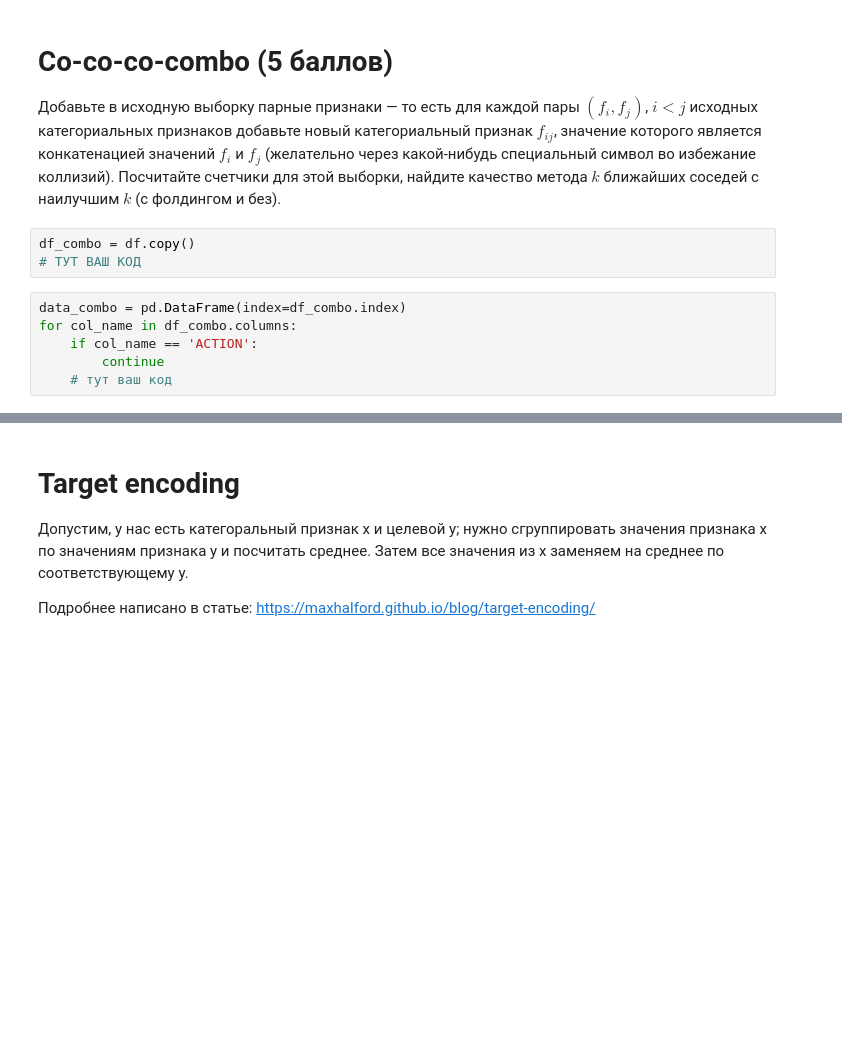
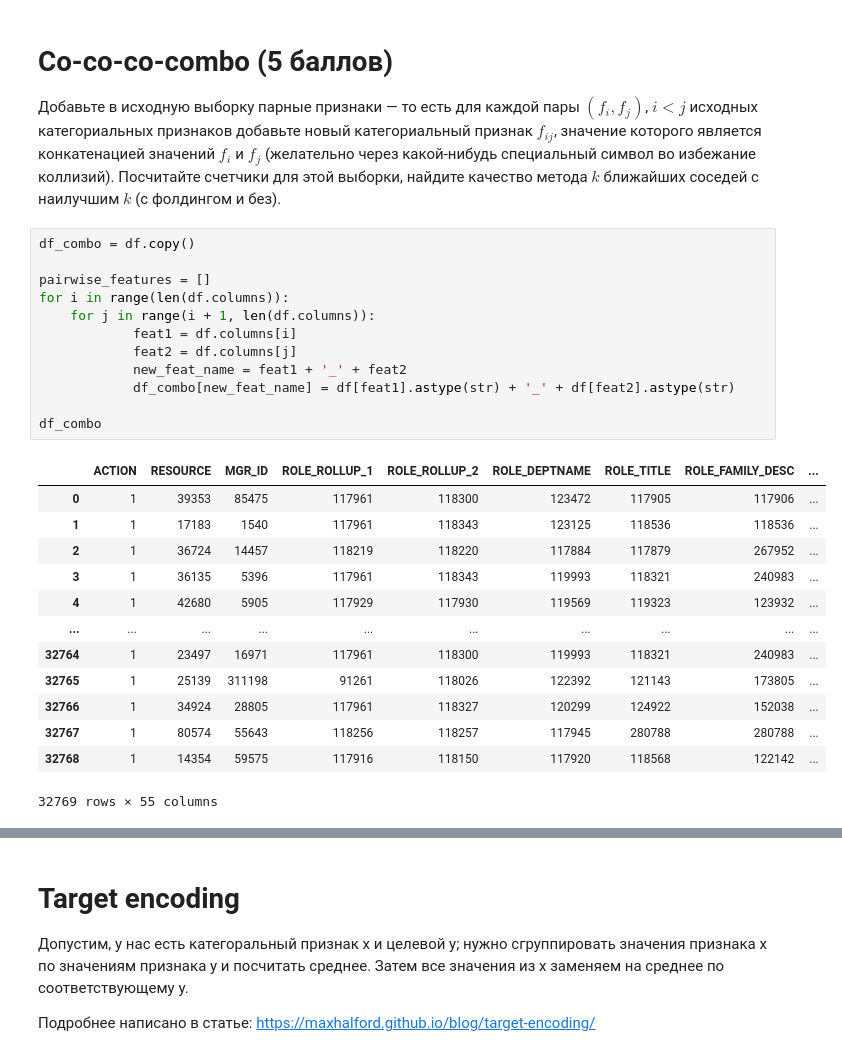
Before and after one commit to mirolyubovaalyona/02-ml-advanced, a Jupyter notebook: 04_knn/03-hw-knn.ipynb, the cells around one changed output, grey strips where cells are left out. Saved outputs shown, nothing was run; the diff lists cells and outputs as text; blank space fills up the shorter version.

```diff
--- a/04_knn/03-hw-knn.ipynb
+++ b/04_knn/03-hw-knn.ipynb
@@ -250,12 +233,29 @@ AttributeError: 'Flags' object has no attribute 'c_contiguous'
 # Co-co-co-combo (5 баллов)
 
 Добавьте в исходную выборку парные признаки — то есть для каждой пары $(f_i, f_j)$, $i < j$ исходных категориальных признаков добавьте новый категориальный признак $f_{ij}$, значение которого является конкатенацией значений $f_i$ и $f_j$ (желательно через какой-нибудь специальный символ во избежание коллизий). Посчитайте счетчики для этой выборки, найдите качество метода $k$ ближайших соседей с наилучшим $k$ (с фолдингом и без).
-# %%
-df_combo = df.copy()
-# ТУТ ВАШ КОД
-# %%
-data_combo = pd.DataFrame(index=df_combo.index)
-for col_name in df_combo.columns:
-    if col_name == 'ACTION':
-        continue
-    # тут ваш код
+# %%
+df_combo = df.copy()
+
+pairwise_features = []
+for i in range(len(df.columns)):
+    for j in range(i + 1, len(df.columns)):
+            feat1 = df.columns[i]
+            feat2 = df.columns[j]
+            new_feat_name = feat1 + '_' + feat2
+            df_combo[new_feat_name] = df[feat1].astype(str) + '_' + df[feat2].astype(str)
+
+df_combo
+# %% [output]
+|  | ACTION | RESOURCE | MGR_ID | ROLE_ROLLUP_1 | ROLE_ROLLUP_2 | ROLE_DEPTNAME | ROLE_TITLE | ROLE_FAMILY_DESC | ... |
+| 0 | 1 | 39353 | 85475 | 117961 | 118300 | 123472 | 117905 | 117906 | ... |
+| 1 | 1 | 17183 | 1540 | 117961 | 118343 | 123125 | 118536 | 118536 | ... |
+| 2 | 1 | 36724 | 14457 | 118219 | 118220 | 117884 | 117879 | 267952 | ... |
+| 3 | 1 | 36135 | 5396 | 117961 | 118343 | 119993 | 118321 | 240983 | ... |
+| 4 | 1 | 42680 | 5905 | 117929 | 117930 | 119569 | 119323 | 123932 | ... |
+| ... | ... | ... | ... | ... | ... | ... | ... | ... | ... |
+| 32764 | 1 | 23497 | 16971 | 117961 | 118300 | 119993 | 118321 | 240983 | ... |
+| 32765 | 1 | 25139 | 311198 | 91261 | 118026 | 122392 | 121143 | 173805 | ... |
+| 32766 | 1 | 34924 | 28805 | 117961 | 118327 | 120299 | 124922 | 152038 | ... |
+| 32767 | 1 | 80574 | 55643 | 118256 | 118257 | 117945 | 280788 | 280788 | ... |
+| 32768 | 1 | 14354 | 59575 | 117916 | 118150 | 117920 | 118568 | 122142 | ... |
+32769 rows × 55 columns
```
Also changed, not shown: parts of 15 cells of this notebook, 9 other files.
